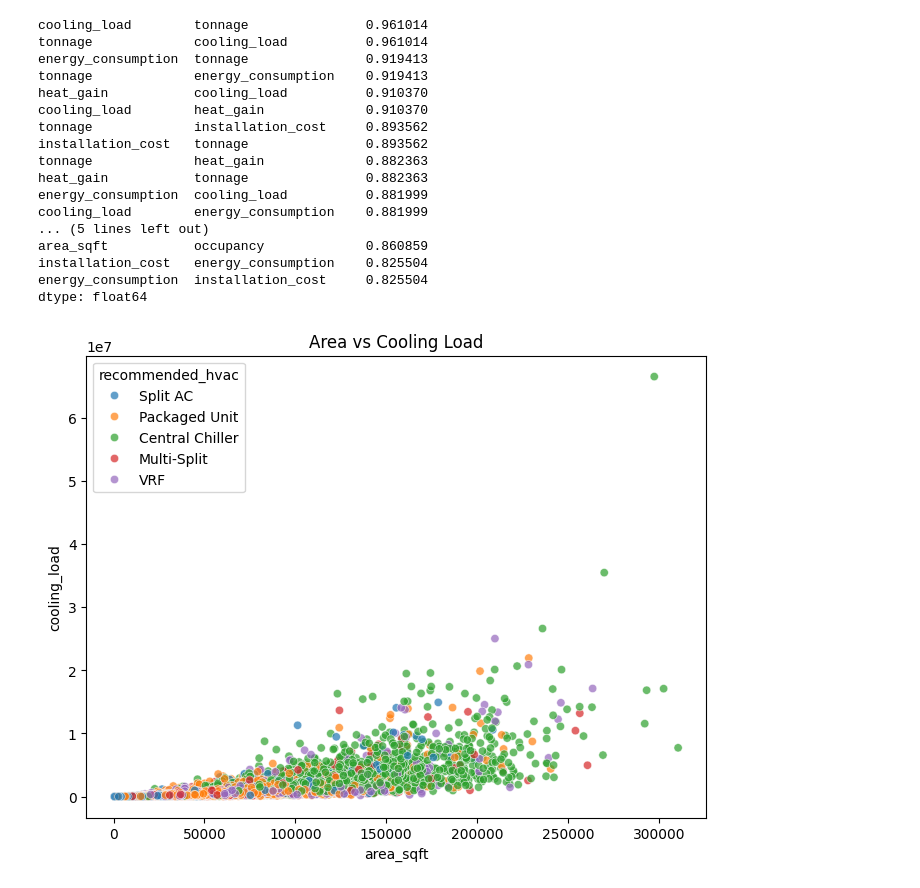
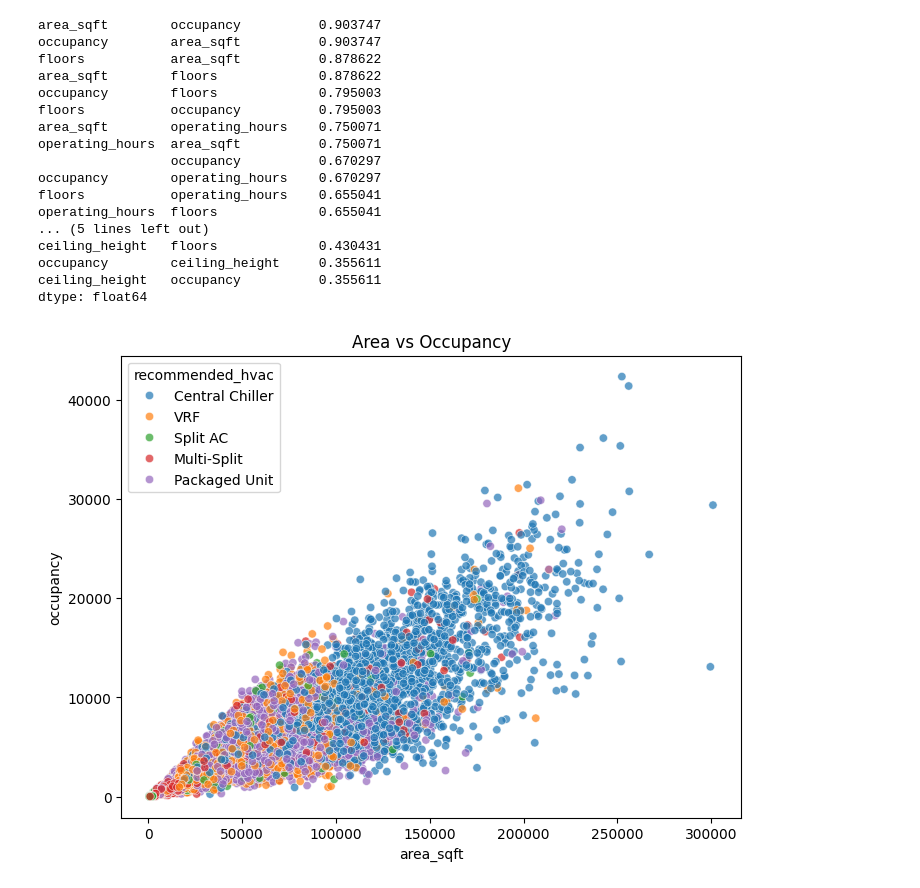
Before and after one commit to sarthakghavghave/hvac-recommendation-system, a Jupyter notebook: notebooks/01_data_generation.ipynb, the cells around one changed output. Cells and saved outputs as stored; diff of their text form; code cells hidden in the pictures.

Commit message:
improved data generation and implement ml model

```diff
--- a/notebooks/01_data_generation.ipynb
+++ b/notebooks/01_data_generation.ipynb
@@ -8,6 +8,6 @@ from pathlib import Path
 
 PROJECT_ROOT = Path().resolve().parent
 # %%
-data = pd.read_csv(PROJECT_ROOT / "data/raw/hvac_synthetic_dataset_v3.csv")
+data = pd.read_csv(PROJECT_ROOT / "data/raw/hvac_training_dataset.csv")
 data.head()
 # %% [output]
@@ -74,35 +74,35 @@ corr_pairs = corr_pairs[corr_pairs != 1]
 
 display(corr_pairs.head(20))
 # %% [output]
-cooling_load        tonnage               0.961014
-tonnage             cooling_load          0.961014
-energy_consumption  tonnage               0.919413
-tonnage             energy_consumption    0.919413
-heat_gain           cooling_load          0.910370
-cooling_load        heat_gain             0.910370
-tonnage             installation_cost     0.893562
-installation_cost   tonnage               0.893562
-tonnage             heat_gain             0.882363
-heat_gain           tonnage               0.882363
-energy_consumption  cooling_load          0.881999
-cooling_load        energy_consumption    0.881999
+area_sqft        occupancy          0.903747
+occupancy        area_sqft          0.903747
+floors           area_sqft          0.878622
+area_sqft        floors             0.878622
+occupancy        floors             0.795003
+floors           occupancy          0.795003
+area_sqft        operating_hours    0.750071
+operating_hours  area_sqft          0.750071
+                 occupancy          0.670297
+occupancy        operating_hours    0.670297
+floors           operating_hours    0.655041
+operating_hours  floors             0.655041
 ... (5 lines left out)
-area_sqft           occupancy             0.860859
-installation_cost   energy_consumption    0.825504
-energy_consumption  installation_cost     0.825504
+ceiling_height   floors             0.430431
+occupancy        ceiling_height     0.355611
+ceiling_height   occupancy          0.355611
 dtype: float64
 # %%
 plt.figure(figsize=(8,6))
 
 sns.scatterplot(
     data=data,
     x="area_sqft",
-    y="cooling_load",
+    y="occupancy",
     hue="recommended_hvac",
     alpha=0.7
 )
 
-plt.title("Area vs Cooling Load")
+plt.title("Area vs Occupancy")
 plt.show()
 # %% [output]
-[figure, old version]
+[figure, new version]
```
Also changed, not shown: parts of 4 cells of this notebook, 3 other files.
